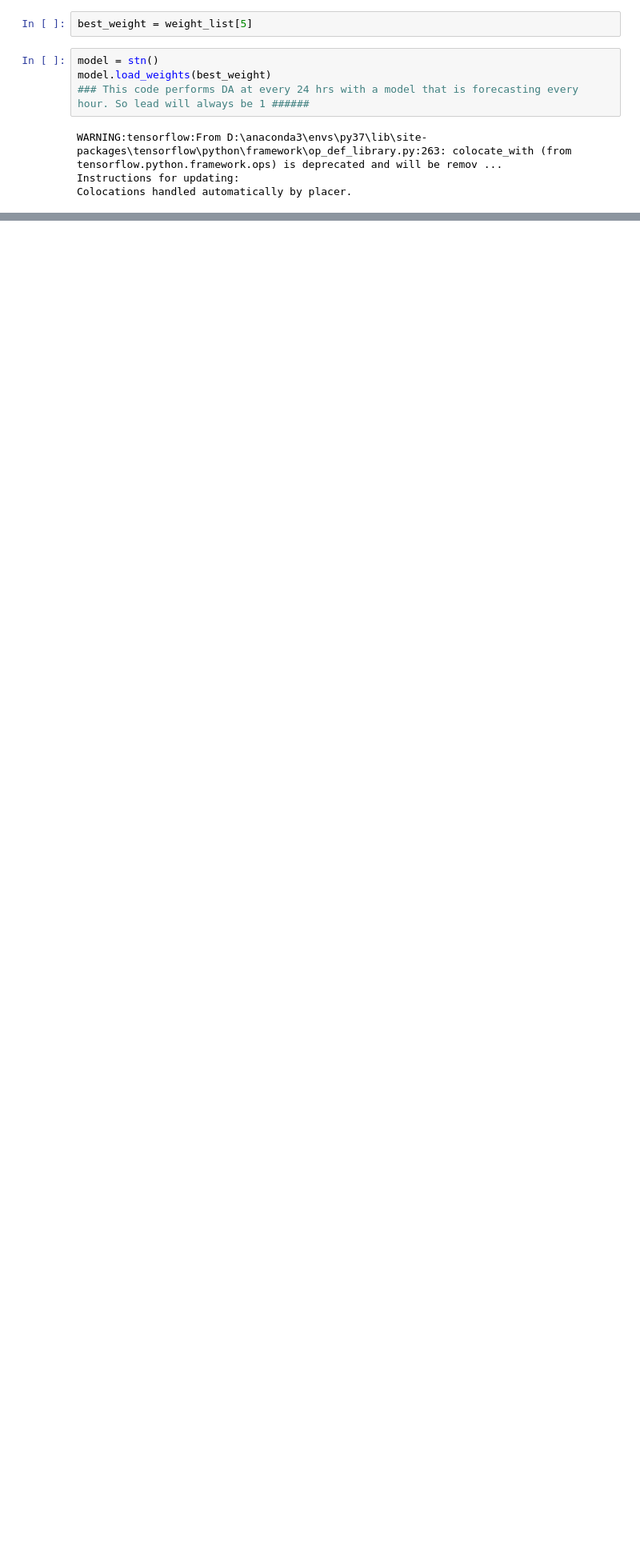
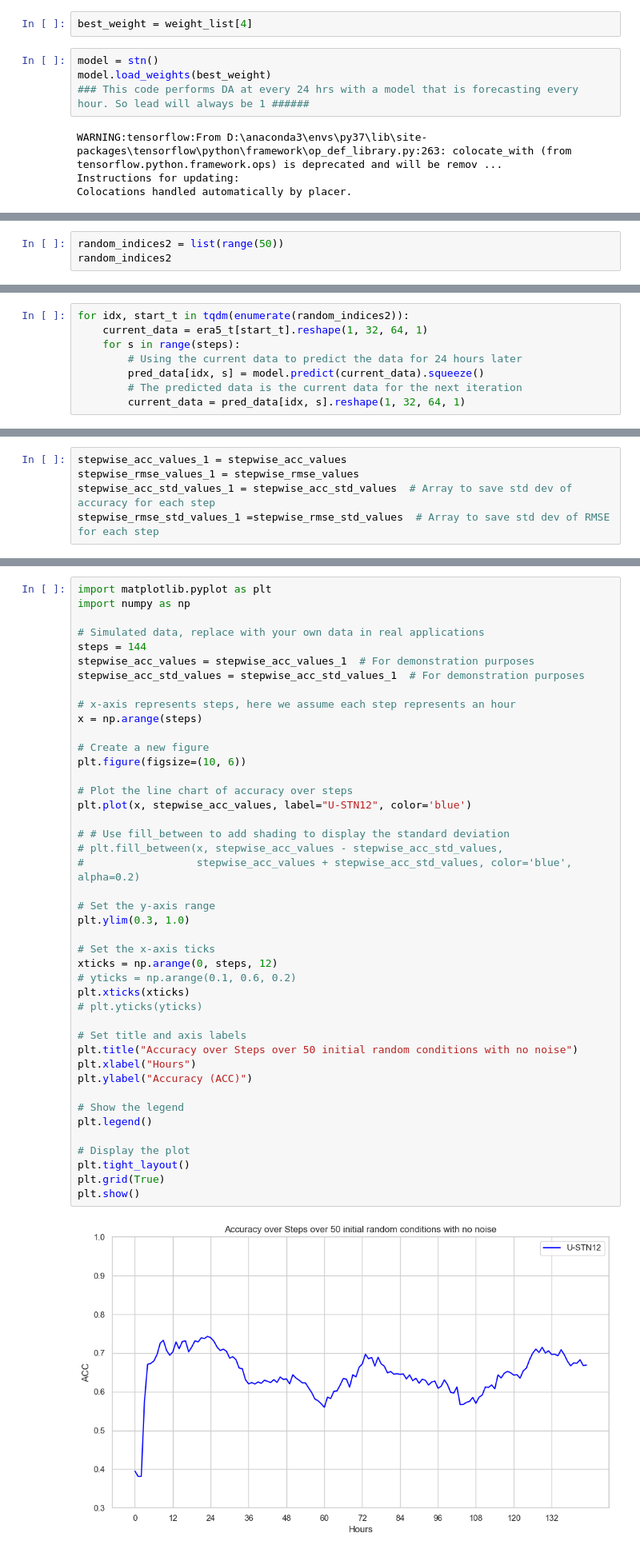
Before and after one commit to acse-ww721/DA_ML_ERA5_ASOS_Weather_Forecasting_UK, a Jupyter notebook: src/assimilation/test_calculation.ipynb, the cells around one changed output, grey strips where cells are left out. Shown at 80% size. Cells and saved outputs as stored; diff of their text form; blank space fills up the shorter version.

```diff
--- a/src/assimilation/test_calculation.ipynb
+++ b/src/assimilation/test_calculation.ipynb
@@ -479,7 +480,7 @@ weight_list
  'F:\\JuPyterNotebook\\irp_ww721_bakcup\\data\\da_test_data\\2022_weight_data\\GB_2022_weight_data\\best_weights_lead12_ddwa.h5',
  'F:\\JuPyterNotebook\\irp_ww721_bakcup\\data\\da_test_data\\2022_weight_data\\GB_2022_weight_data\\best_weights_lead1_ddwa.h5']
 # %%
-best_weight = weight_list[5]
+best_weight = weight_list[4]
 # %%
 model = stn()
 model.load_weights(best_weight)
@@ -597,0 +544,3 @@ len(acc_values)
+# %%
+random_indices2 = list(range(50))
+random_indices2
@@ -597,0 +569,8 @@ len(acc_values)
+# %%
+for idx, start_t in tqdm(enumerate(random_indices2)):
+    current_data = era5_t[start_t].reshape(1, 32, 64, 1)
+    for s in range(steps):
+        # Using the current data to predict the data for 24 hours later
+        pred_data[idx, s] = model.predict(current_data).squeeze()
+        # The predicted data is the current data for the next iteration
+        current_data = pred_data[idx, s].reshape(1, 32, 64, 1)
@@ -597,0 +725,5 @@ len(acc_values)
+# %%
+stepwise_acc_values_1 = stepwise_acc_values
+stepwise_rmse_values_1 = stepwise_rmse_values
+stepwise_acc_std_values_1 = stepwise_acc_std_values  # Array to save std dev of accuracy for each step
+stepwise_rmse_std_values_1 =stepwise_rmse_std_values  # Array to save std dev of RMSE for each step
@@ -597,0 +732,45 @@ len(acc_values)
+# %%
+import matplotlib.pyplot as plt
+import numpy as np
+
+# Simulated data, replace with your own data in real applications
+steps = 144
+stepwise_acc_values = stepwise_acc_values_1  # For demonstration purposes
+stepwise_acc_std_values = stepwise_acc_std_values_1  # For demonstration purposes
+
+# x-axis represents steps, here we assume each step represents an hour
+x = np.arange(steps)
+
+# Create a new figure
+plt.figure(figsize=(10, 6))
+
+# Plot the line chart of accuracy over steps
+plt.plot(x, stepwise_acc_values, label="U-STN12", color='blue')
+
+# # Use fill_between to add shading to display the standard deviation
+# plt.fill_between(x, stepwise_acc_values - stepwise_acc_std_values,
+#                  stepwise_acc_values + stepwise_acc_std_values, color='blue', alpha=0.2)
+
+# Set the y-axis range
+plt.ylim(0.3, 1.0)
+
+# Set the x-axis ticks
+xticks = np.arange(0, steps, 12)
+# yticks = np.arange(0.1, 0.6, 0.2)
+plt.xticks(xticks)
+# plt.yticks(yticks)
+
+# Set title and axis labels
+plt.title("Accuracy over Steps over 50 initial random conditions with no noise")
+plt.xlabel("Hours")
+plt.ylabel("Accuracy (ACC)")
+
+# Show the legend
+plt.legend()
+
+# Display the plot
+plt.tight_layout()
+plt.grid(True)
+plt.show()
+# %% [output]
+[figure, added]
```
Also changed, not shown: parts of 58 cells of this notebook, 1 other file.
